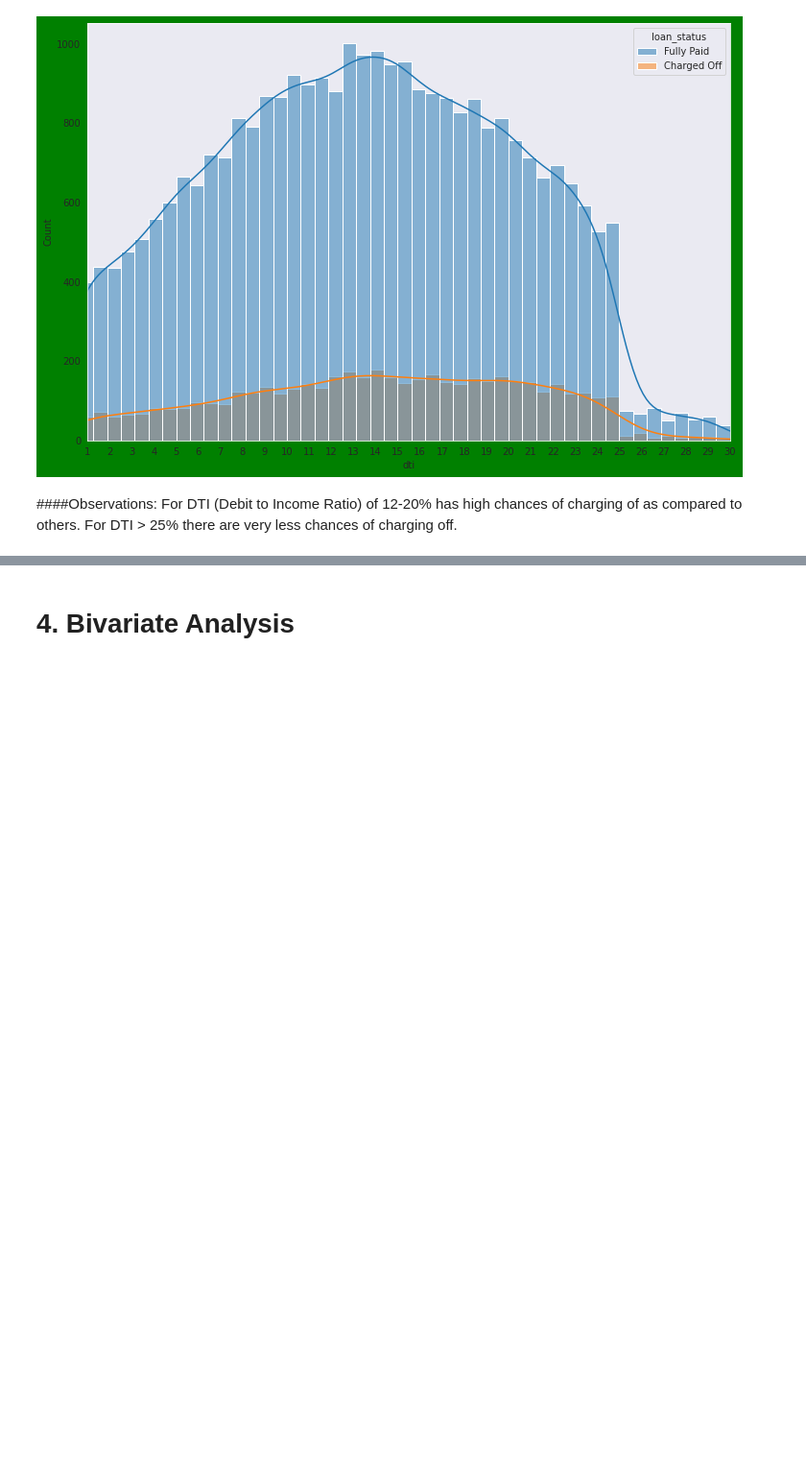
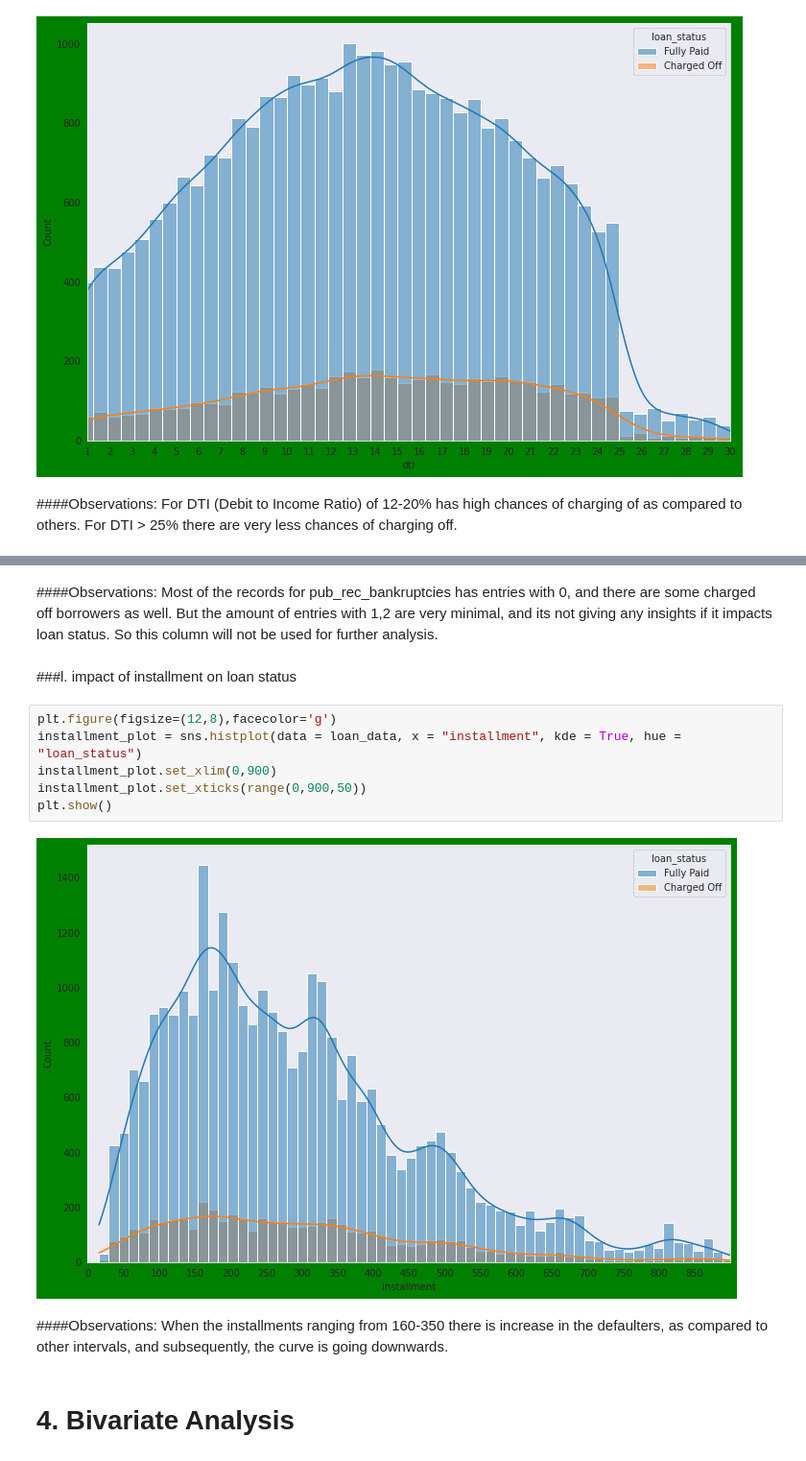
Before and after one commit to rgarudadri/LendingclubCaseStudy, a Jupyter notebook: LendingClub_CaseStudy_Ramakrishna_Garudadri.ipynb, the cells around one changed output, grey strips where cells are left out. Shown at 96% size. Saved outputs shown, nothing was run; the diff lists cells and outputs as text; blank space fills up the shorter version.

Commit message:
Updated Univariate Analysis

```diff
--- a/LendingClub_CaseStudy_Ramakrishna_Garudadri.ipynb
+++ b/LendingClub_CaseStudy_Ramakrishna_Garudadri.ipynb
@@ -830,3 +858,17 @@ plt.show()
+# %% [markdown]
+####Observations: Most of the records for pub_rec_bankruptcies has  entries with 0, and there are some charged off borrowers as well. But the amount of entries with 1,2 are very minimal, and its not giving any insights if it impacts loan status. So this column will not be used for further analysis.
+# %% [markdown]
+###l. impact of installment on loan status
+# %%
+plt.figure(figsize=(12,8),facecolor='g')
+installment_plot = sns.histplot(data = loan_data, x = "installment", kde = True, hue = "loan_status")
+installment_plot.set_xlim(0,900)
+installment_plot.set_xticks(range(0,900,50))
+plt.show()
+# %% [output]
+[figure, added]
+# %% [markdown]
+####Observations: When the installments ranging from 160-350 there is increase in the defaulters, as compared to other intervals, and subsequently, the curve is going downwards.
 # %% [markdown]
 # 4. Bivariate Analysis
 # %% [markdown]
```
Also changed, not shown: parts of 20 cells of this notebook.
